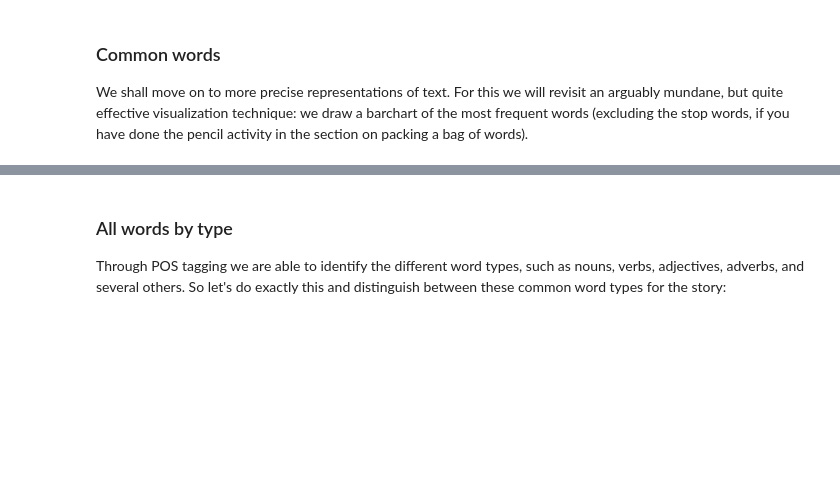
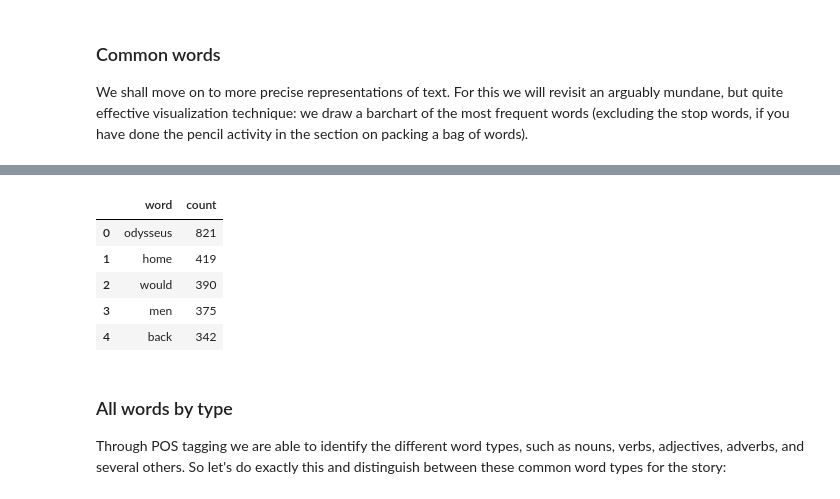
Before and after one commit to rjinnette/odyssey-nlp, a Jupyter notebook: docs/odyssey.ipynb, the cells around one changed output, grey strips where cells are left out. Drawn from its saved outputs; the diff is of its cells as text; code cells hidden in the pictures; blank space fills up the shorter version.

```diff
--- a/docs/odyssey.ipynb
+++ b/docs/odyssey.ipynb
@@ -423,6 +414,15 @@ alt.Chart(df_top).mark_bar().encode(
 )
 # %% [output]
 [interactive output not drawn]
+# %%
+df.head()
+# %% [output]
+|  | word | count |
+| 0 | odysseus | 821 |
+| 1 | home | 419 |
+| 2 | would | 390 |
+| 3 | men | 375 |
+| 4 | back | 342 |
 # %% [markdown]
 ### All words by type
 
```
Also changed, not shown: parts of 5 cells of this notebook.
